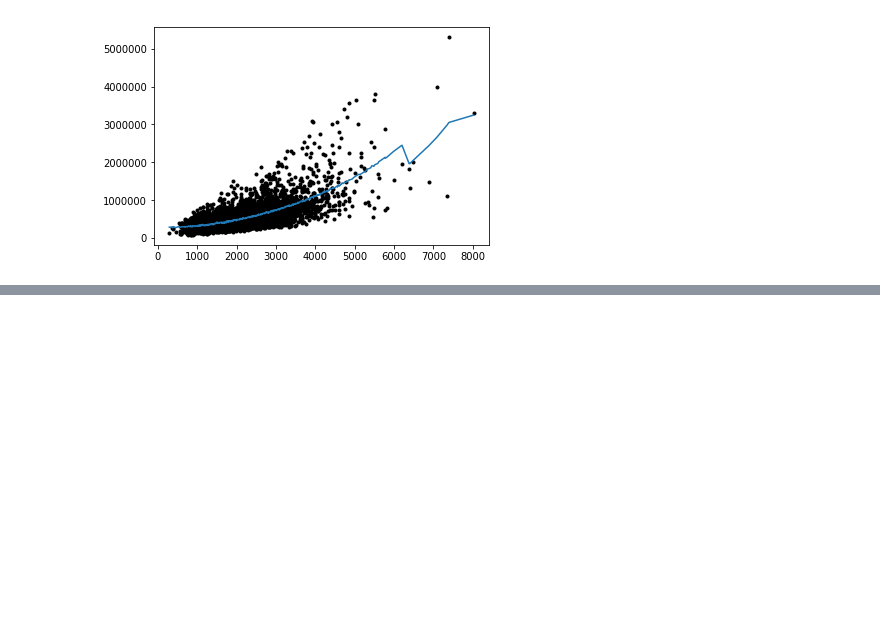
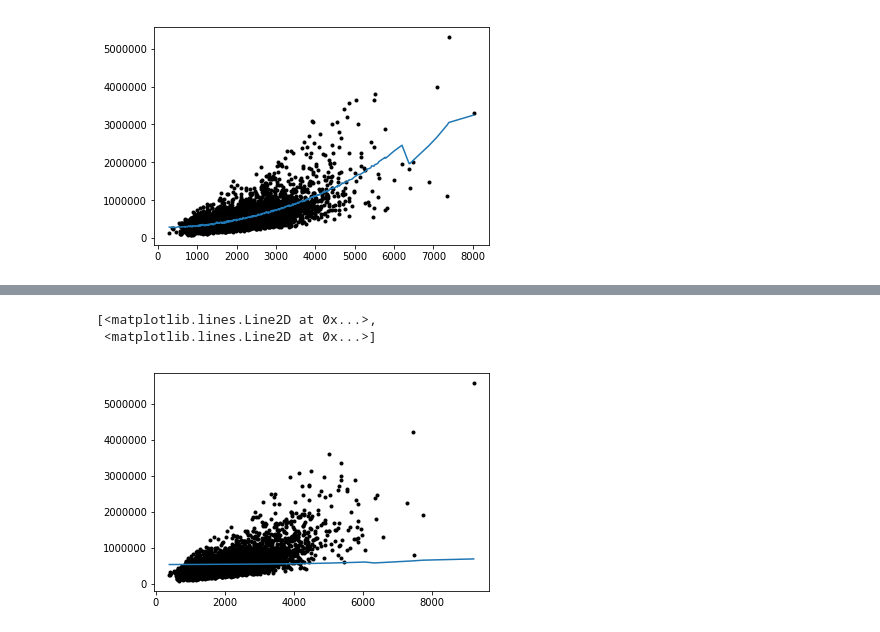
Before and after one commit to thesharpshooter/b, a Jupyter notebook: MLregression/ridge regression/WEEK 4, ASSIGN 1.ipynb, the cells around one changed output, grey strips where cells are left out. Cells and saved outputs as stored; diff of their text form; code cells hidden in the pictures; blank space fills up the shorter version.

```diff
--- a/MLregression/ridge regression/WEEK 4, ASSIGN 1.ipynb
+++ b/MLregression/ridge regression/WEEK 4, ASSIGN 1.ipynb
@@ -129,0 +174,6 @@ plt.plot(poly_set4['X1'],set4['price'],'k.',poly_set4['X1'],submodel4.predict(po
+# %%
+plt.plot(poly_set2['X1'],set2['price'],'k.',poly_set2['X1'],submodel2.predict(poly_set2))
+# %% [output]
+[<matplotlib.lines.Line2D at 0x...>,
+ <matplotlib.lines.Line2D at 0x...>]
+[figure, added]
```
Also changed, not shown: parts of 28 cells of this notebook.
